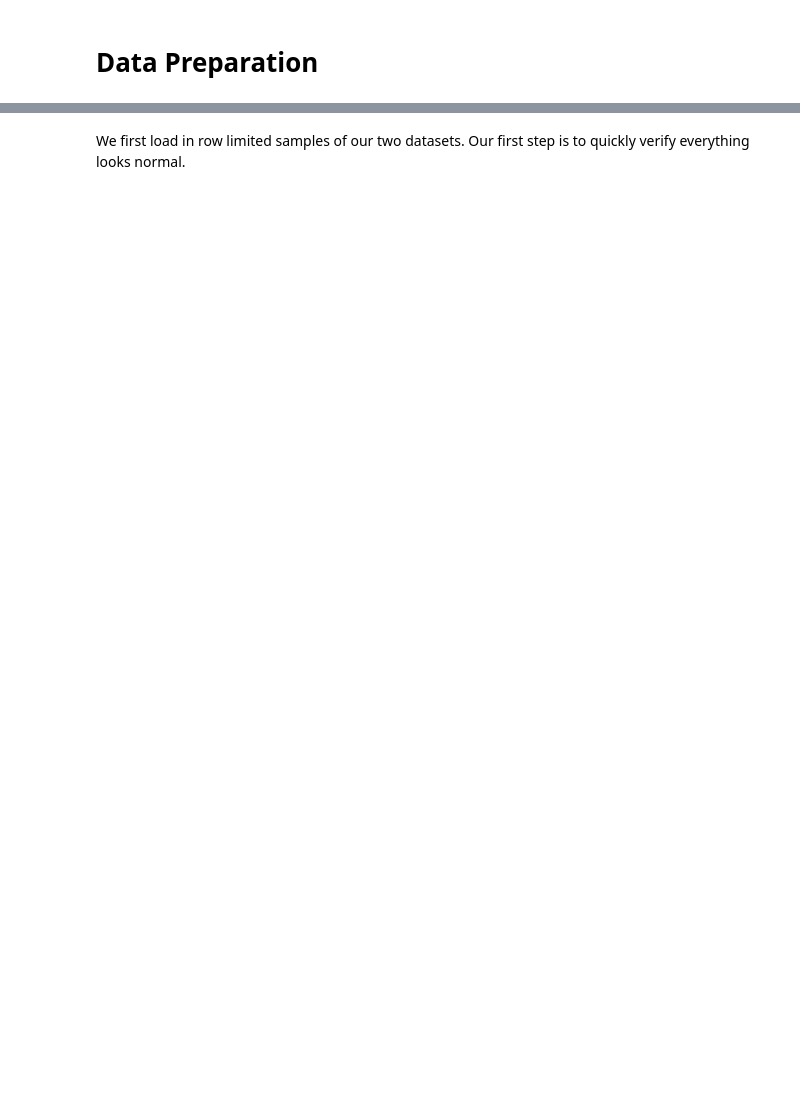
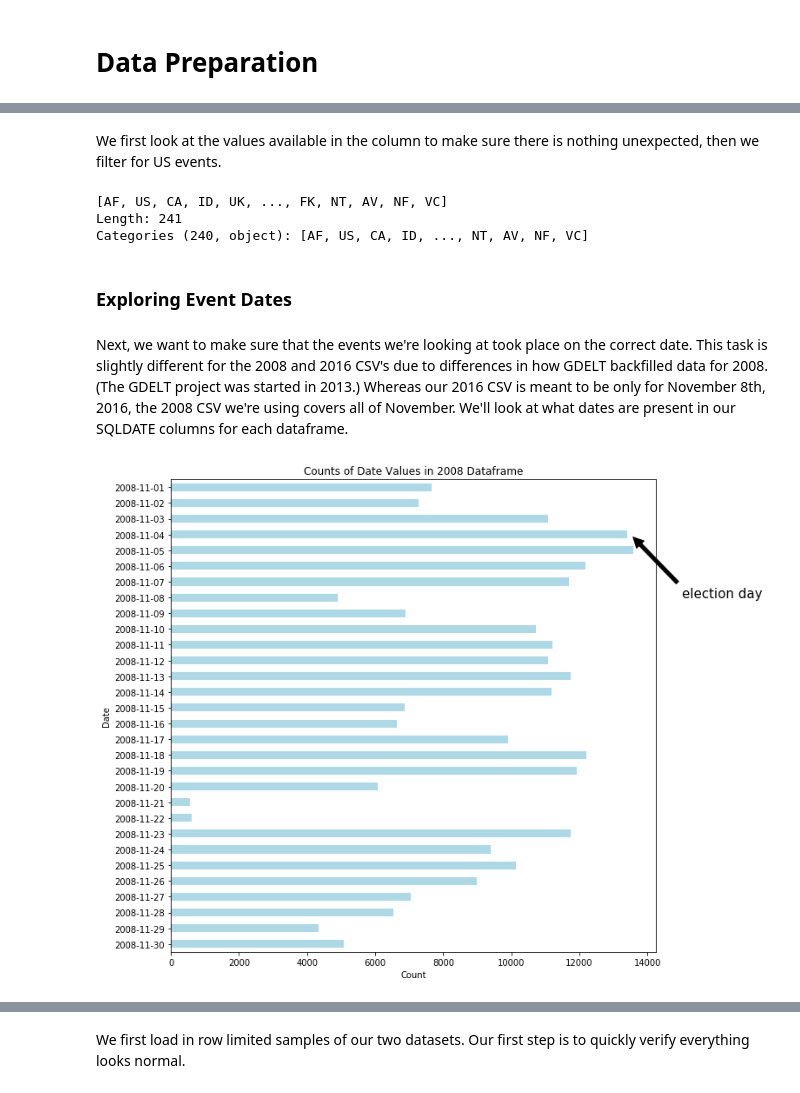
Before and after one commit to eistre91/thinkful-projects, a Jupyter notebook: GDELT Capstone Report.ipynb, the cells around one changed output, grey strips where cells are left out. Drawn from its saved outputs; the diff is of its cells as text; code cells hidden in the pictures; blank space fills up the shorter version.

```diff
--- a/GDELT Capstone Report.ipynb
+++ b/GDELT Capstone Report.ipynb
@@ -9,6 +9,9 @@ from sklearn.preprocessing import StandardScaler
 from GDELT_utils import GDELT_columns, usecols, dtype_dict, \
                         cameo_dict, map_cameo_to_text, \
                         state_dict, mem_usage, state_heat_map
+
+data_2008 = "./200811.csv"
+data_2016 = "./20161108.export.CSV"
 # %% [markdown]
 # Introduction
 # %% [markdown]
@@ -19,0 +67,7 @@ For our sample of the GDELT data, we're going to take a look at the data availab
+# %%
+df_2008 = pd.read_csv(data_2008, sep='\t', names=GDELT_columns[:57],
+                        usecols=usecols, dtype=dtype_dict,
+                        parse_dates=['SQLDATE'])
+df_2016 = pd.read_csv(data_2016, sep='\t', names=GDELT_columns,
+                        usecols=usecols, dtype=dtype_dict,
+                        parse_dates=['SQLDATE'])
@@ -19,0 +78,8 @@ For our sample of the GDELT data, we're going to take a look at the data availab
+# %% [markdown]
+We first look at the values available in the column to make sure there is nothing unexpected, then we filter for US events.
+# %%
+df_2008['ActionGeo_CountryCode'].unique()
+# %% [output]
+[AF, US, CA, ID, UK, ..., FK, NT, AV, NF, VC]
+Length: 241
+Categories (240, object): [AF, US, CA, ID, ..., NT, AV, NF, VC]
@@ -19,0 +89,17 @@ For our sample of the GDELT data, we're going to take a look at the data availab
+# %% [markdown]
+### Exploring Event Dates
+# %% [markdown]
+Next, we want to make sure that the events we're looking at took place on the correct date. This task is slightly different for the 2008 and 2016 CSV's due to differences in how GDELT backfilled data for 2008. (The GDELT project was started in 2013.) Whereas our 2016 CSV is meant to be only for November 8th, 2016, the 2008 CSV we're using covers all of November. We'll look at what dates are present in our SQLDATE columns for each dataframe.
+# %%
+ax = df_2008_us['SQLDATE'].astype(str).value_counts() \
+                     .sort_index(ascending=False) \
+                     .plot.barh(figsize=(10,10), color='lightblue');
+
+ax.annotate('election day', xy=(13500, 26), xytext=(15000, 22),
+            size=15, arrowprops=dict(facecolor='black', shrink=0.05));
+
+plt.ylabel("Date")
+plt.xlabel("Count")
+plt.title("Counts of Date Values in 2008 Dataframe");
+# %% [output]
+[figure, added]
```
Also changed, not shown: parts of 77 cells of this notebook, 16 other files.
